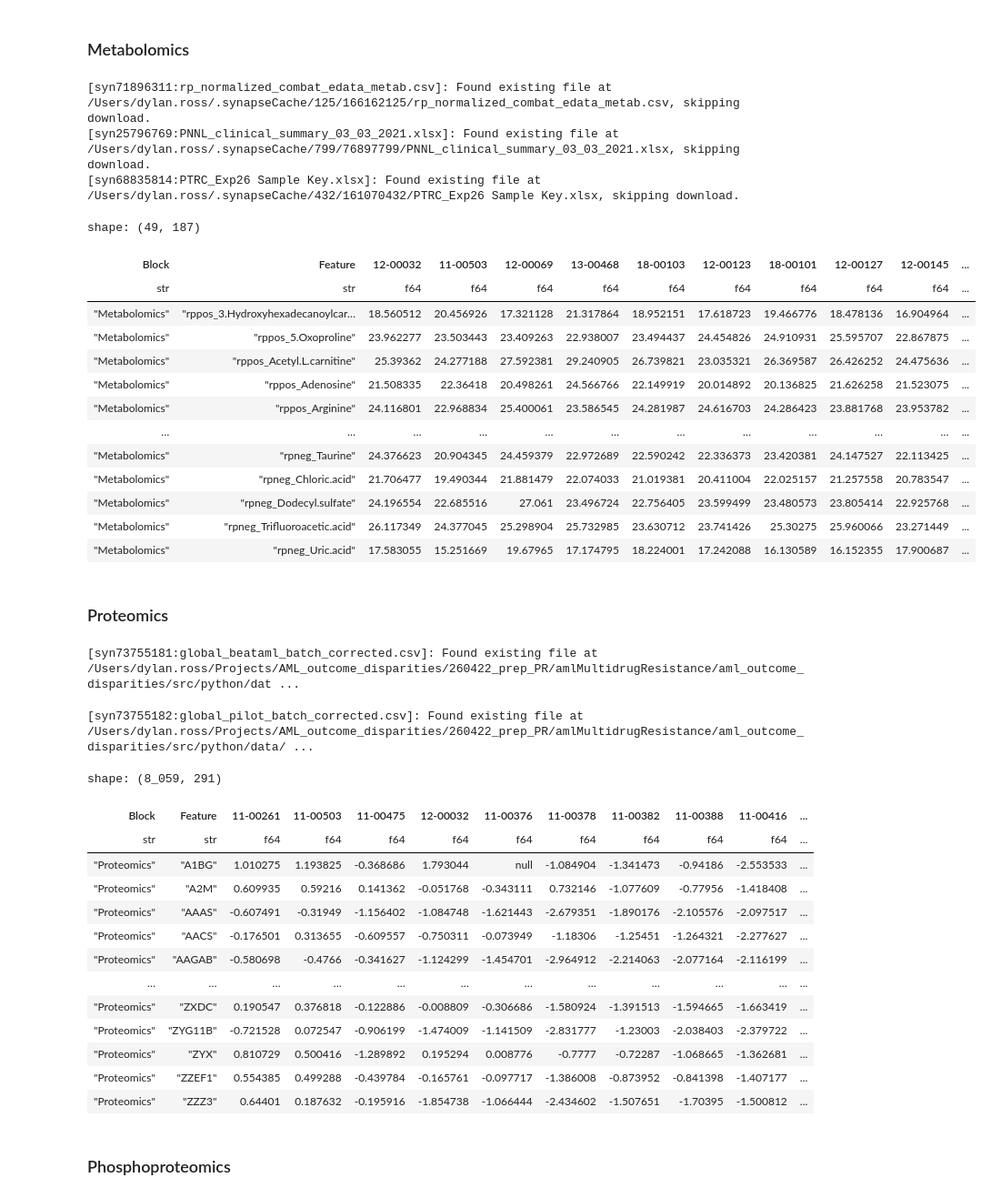
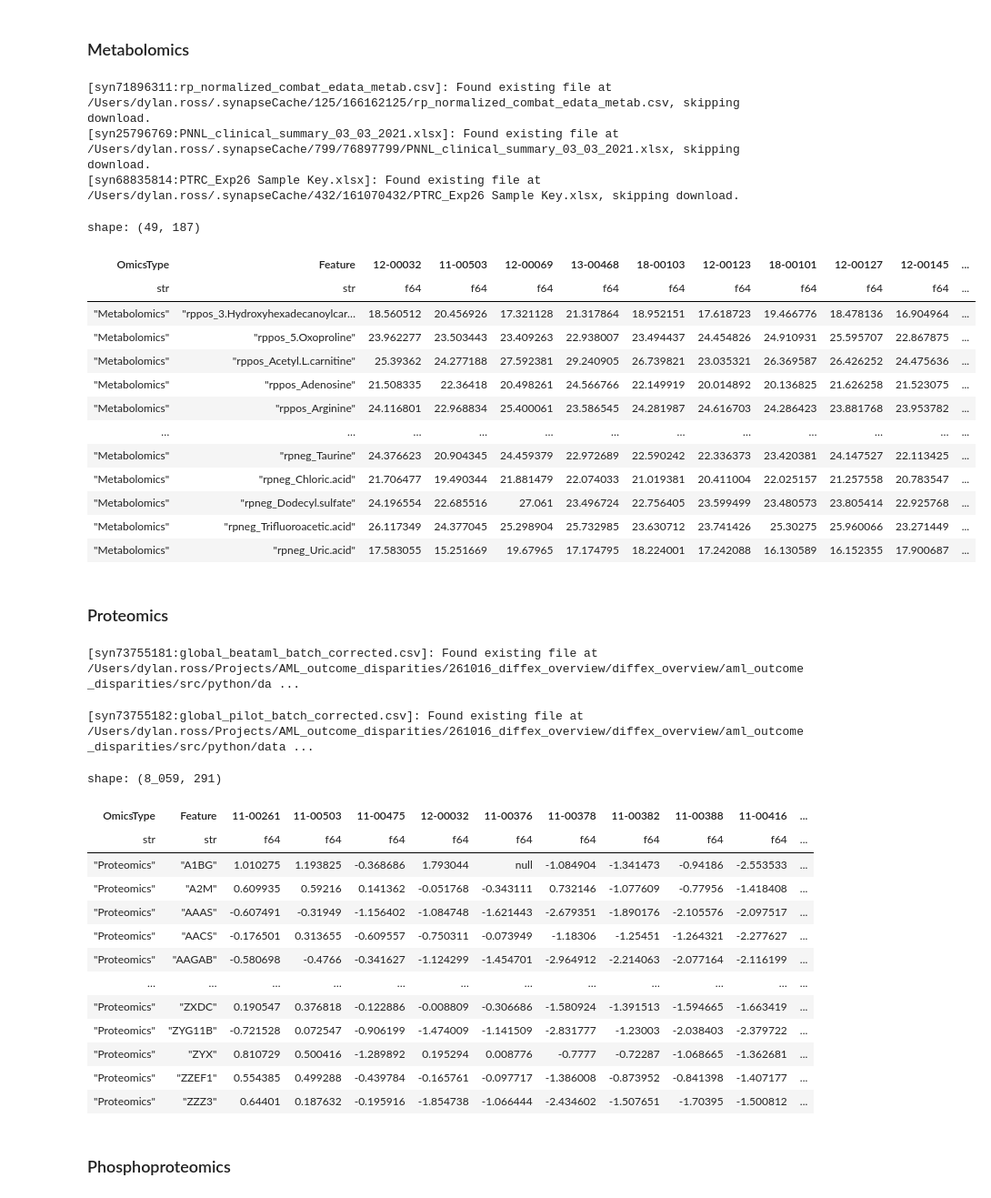
Before and after one commit to PNNL-CompBio/amlMultidrugResistance, a Jupyter notebook: aml_outcome_disparities/analysis/mutations/1_combined_data_table.ipynb, the cells around one changed output. Shown at 91% size. Saved outputs shown, nothing was run; the diff lists cells and outputs as text; code cells hidden in the pictures.

```diff
--- a/aml_outcome_disparities/analysis/mutations/1_combined_data_table.ipynb
+++ b/aml_outcome_disparities/analysis/mutations/1_combined_data_table.ipynb
@@ -251,36 +249,36 @@ metab = (
     (_df :=
         pl.concat(
             [
                 pl.from_pandas(
                     _ptrc,
                     include_index=True
                 ),
                 pl.from_pandas(
                     _pilot,
                     include_index=True
                 ),
             ],
             how="diagonal"
         )
     )
     .select(pl.exclude("None"))
     .transpose(
         include_header=True,
         header_name="Feature",
         column_names=_df["None"].to_list()
     )
     .select(
-        pl.lit("Metabolomics").alias("Block"),
-        pl.exclude("Block")
+        pl.lit("Metabolomics").alias("OmicsType"),
+        pl.exclude("OmicsType")
     )
 )
 metab
 # %% [output]
 [syn71896311:rp_normalized_combat_edata_metab.csv]: Found existing file at /Users/dylan.ross/.synapseCache/125/166162125/rp_normalized_combat_edata_metab.csv, skipping download.
 [syn25796769:PNNL_clinical_summary_03_03_2021.xlsx]: Found existing file at /Users/dylan.ross/.synapseCache/799/76897799/PNNL_clinical_summary_03_03_2021.xlsx, skipping download.
 [syn68835814:PTRC_Exp26 Sample Key.xlsx]: Found existing file at /Users/dylan.ross/.synapseCache/432/161070432/PTRC_Exp26 Sample Key.xlsx, skipping download.
 shape: (49, 187)
-| Block | Feature | 12-00032 | 11-00503 | 12-00069 | 13-00468 | 18-00103 | 12-00123 | 18-00101 | 12-00127 | 12-00145 | ... |
+| OmicsType | Feature | 12-00032 | 11-00503 | 12-00069 | 13-00468 | 18-00103 | 12-00123 | 18-00101 | 12-00127 | 12-00145 | ... |
 | str | str | f64 | f64 | f64 | f64 | f64 | f64 | f64 | f64 | f64 | ... |
 | "Metabolomics" | "rppos_3.Hydroxyhexadecanoylcar… | 18.560512 | 20.456926 | 17.321128 | 21.317864 | 18.952151 | 17.618723 | 19.466776 | 18.478136 | 16.904964 | ... |
 | "Metabolomics" | "rppos_5.Oxoproline" | 23.962277 | 23.503443 | 23.409263 | 22.938007 | 23.494437 | 24.454826 | 24.910931 | 25.595707 | 22.867875 | ... |
@@ -320,16 +318,16 @@ prot = (
         column_names=_df["None"].to_list()
     )
     .select(
-        pl.lit("Proteomics").alias("Block"),
-        pl.exclude("Block")
+        pl.lit("Proteomics").alias("OmicsType"),
+        pl.exclude("OmicsType")
     )
 )
 prot
 # %% [output]
-[syn73755181:global_beataml_batch_corrected.csv]: Found existing file at /Users/dylan.ross/Projects/AML_outcome_disparities/260422_prep_PR/amlMultidrugResistance/aml_outcome_disparities/src/python/dat ...
+[syn73755181:global_beataml_batch_corrected.csv]: Found existing file at /Users/dylan.ross/Projects/AML_outcome_disparities/261016_diffex_overview/diffex_overview/aml_outcome_disparities/src/python/da ...
-[syn73755182:global_pilot_batch_corrected.csv]: Found existing file at /Users/dylan.ross/Projects/AML_outcome_disparities/260422_prep_PR/amlMultidrugResistance/aml_outcome_disparities/src/python/data/ ...
+[syn73755182:global_pilot_batch_corrected.csv]: Found existing file at /Users/dylan.ross/Projects/AML_outcome_disparities/261016_diffex_overview/diffex_overview/aml_outcome_disparities/src/python/data ...
 shape: (8_059, 291)
-| Block | Feature | 11-00261 | 11-00503 | 11-00475 | 12-00032 | 11-00376 | 11-00378 | 11-00382 | 11-00388 | 11-00416 | ... |
+| OmicsType | Feature | 11-00261 | 11-00503 | 11-00475 | 12-00032 | 11-00376 | 11-00378 | 11-00382 | 11-00388 | 11-00416 | ... |
 | str | str | f64 | f64 | f64 | f64 | f64 | f64 | f64 | f64 | f64 | ... |
 | "Proteomics" | "A1BG" | 1.010275 | 1.193825 | -0.368686 | 1.793044 | null | -1.084904 | -1.341473 | -0.94186 | -2.553533 | ... |
 | "Proteomics" | "A2M" | 0.609935 | 0.59216 | 0.141362 | -0.051768 | -0.343111 | 0.732146 | -1.077609 | -0.77956 | -1.418408 | ... |
```
Also changed, not shown: parts of 12 cells of this notebook.
